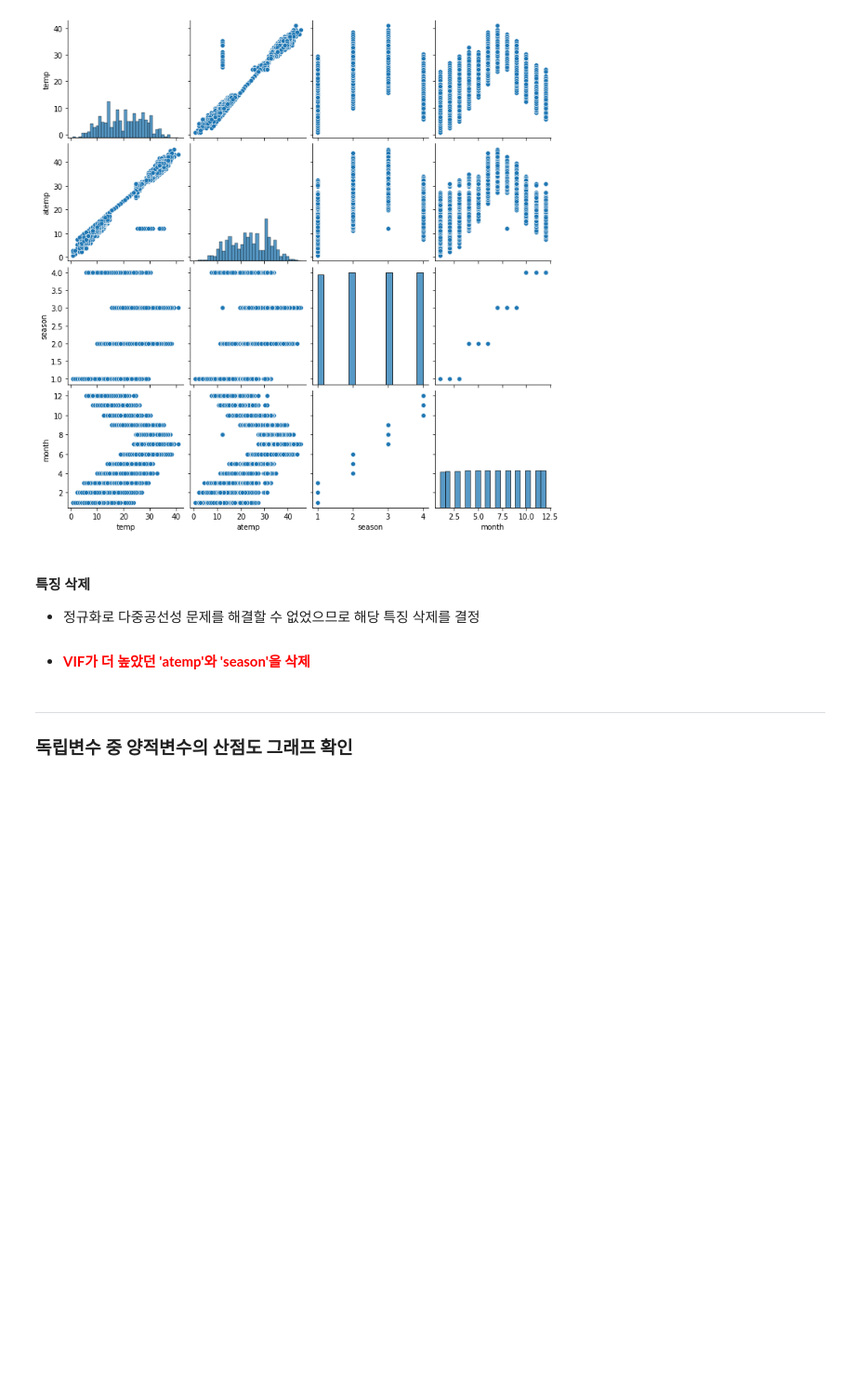
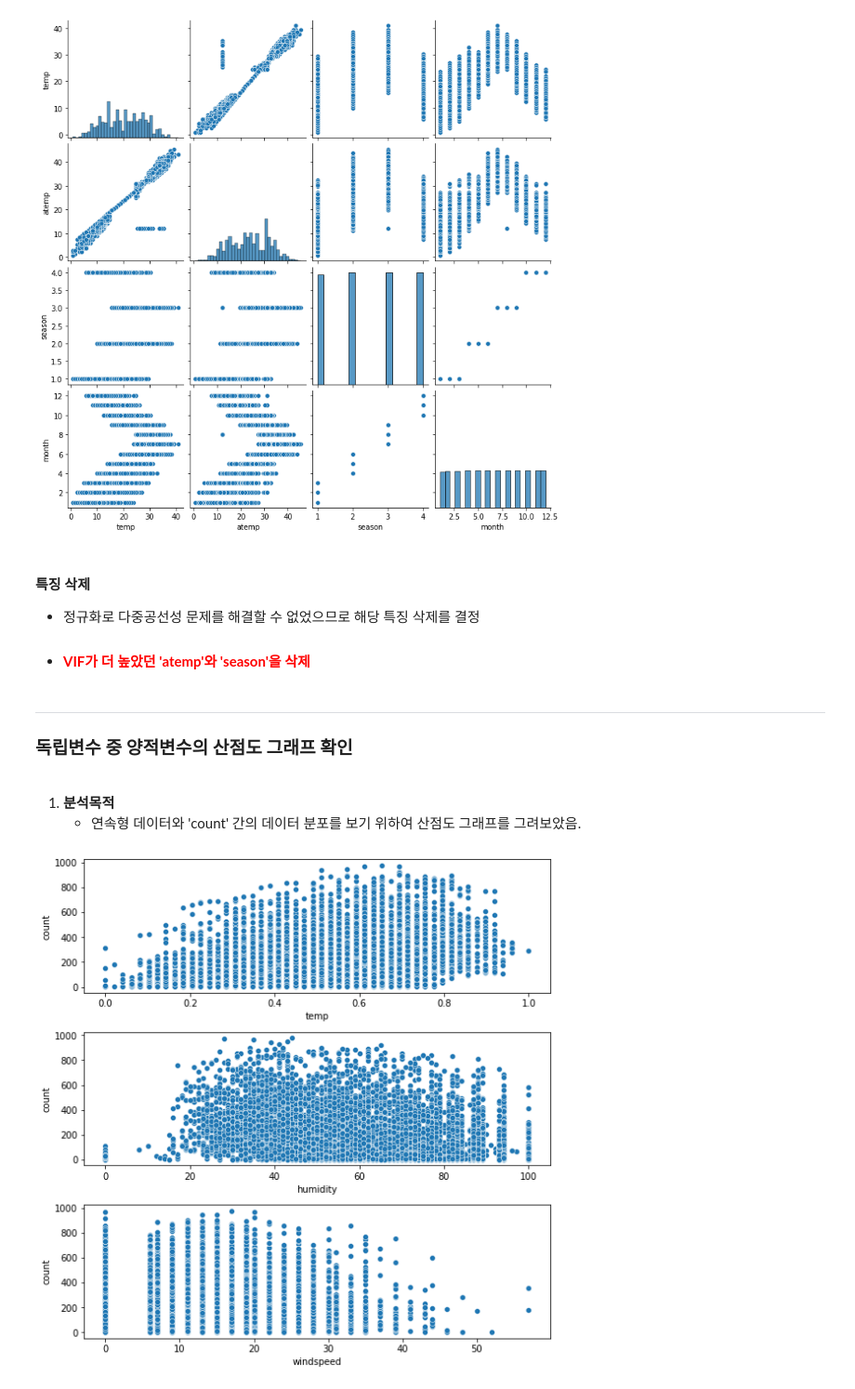
Before and after one commit to MyungHyun-Ahn/Bike_Sharing_Demand, a Jupyter notebook: Bike_Sharing_Demand_MHAhn_v0.14.ipynb, the cells around one changed output. Shown: that part at 93% size. Saved outputs shown, nothing was run; the diff lists cells and outputs as text; code cells hidden in the pictures; blank space fills up the shorter version.

```diff
--- a/Bike_Sharing_Demand_MHAhn_v0.14.ipynb
+++ b/Bike_Sharing_Demand_MHAhn_v0.14.ipynb
@@ -260,3 +261,15 @@ df_n.drop(['atemp', 'season'], axis=1, inplace=True)
 
 ### 독립변수 중 양적변수의 산점도 그래프 확인
 <br>
+
+1. **분석목적**
+    * 연속형 데이터와 'count' 간의 데이터 분포를 보기 위하여 산점도 그래프를 그려보았음.
+# %%
+f, ax = plt.subplots(nrows=3, figsize=(8,8))
+sns.scatterplot(data=df_n, x='temp', y='count',ax=ax[0])
+sns.scatterplot(data=df_n, x='humidity', y='count',ax=ax[1])
+sns.scatterplot(data=df_n, x='windspeed', y='count',ax=ax[2])
+plt.tight_layout()
+plt.show()
+# %% [output]
+[figure, added]
```
Also changed, not shown: parts of 23 cells of this notebook, 1 other file.
